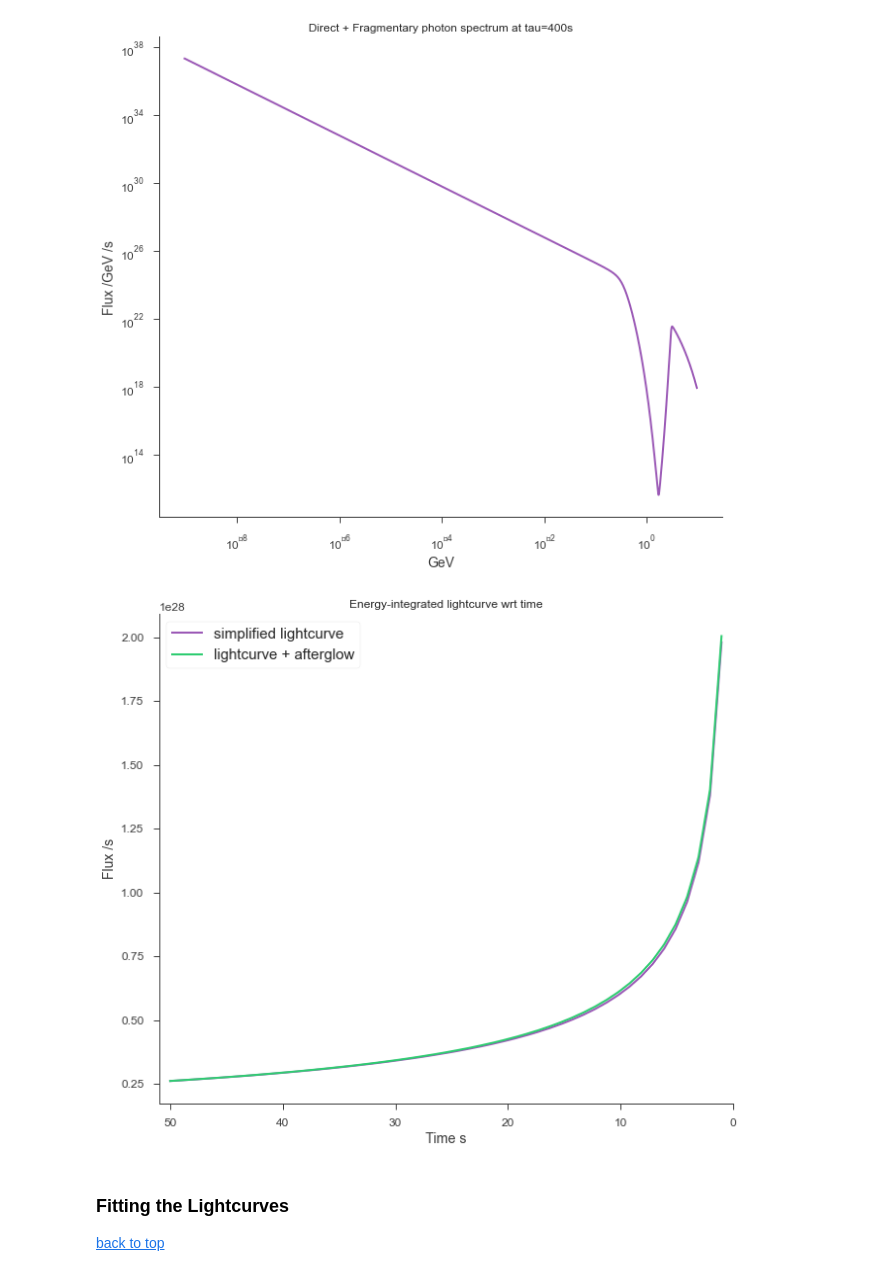
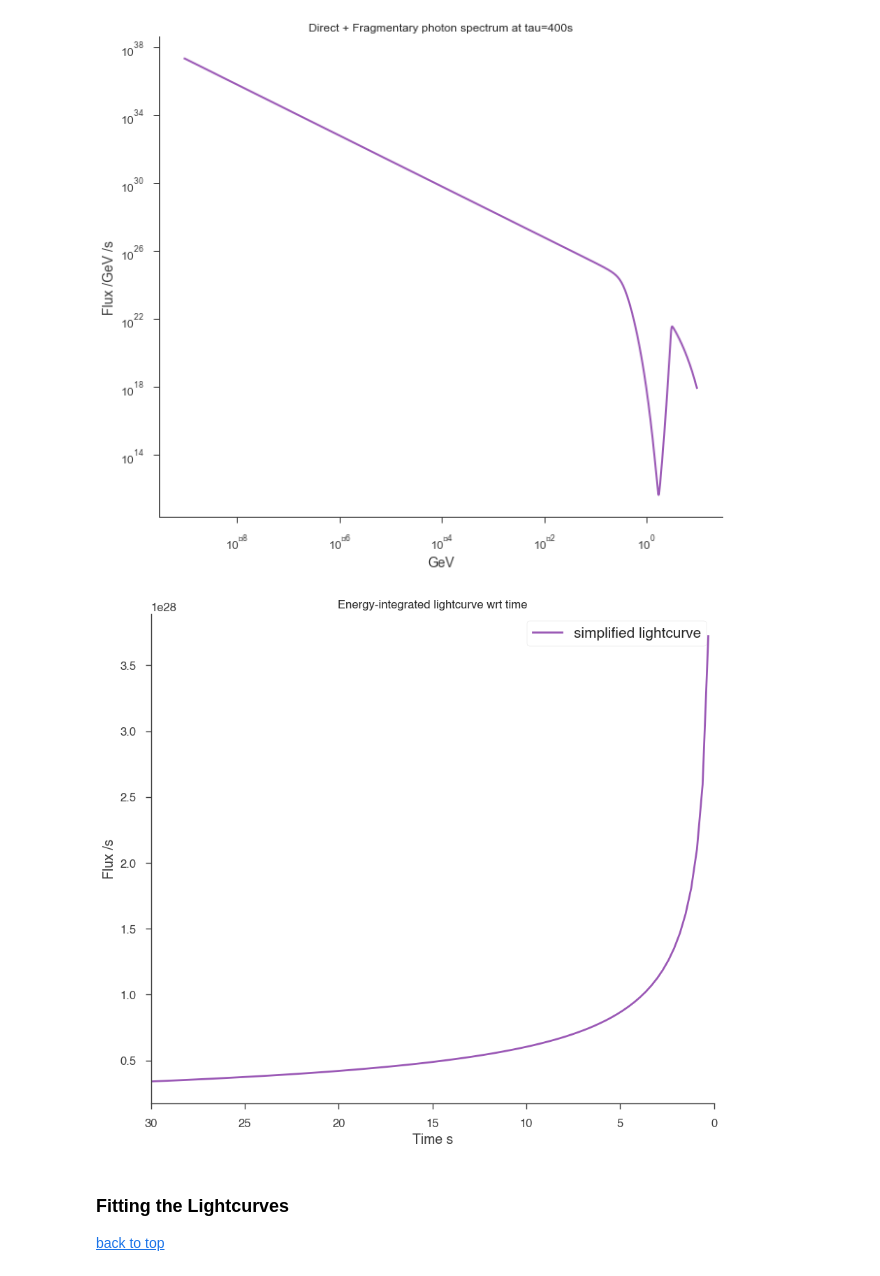
Before and after one commit to xboluna/Research, a Jupyter notebook: BHRad/BHevaporation.ipynb, the cells around one changed output. Saved outputs shown, nothing was run; the diff lists cells and outputs as text; code cells hidden in the pictures.

```diff
--- a/BHRad/BHevaporation.ipynb
+++ b/BHRad/BHevaporation.ipynb
@@ -340,33 +340,33 @@ Font 'default' does not have a glyph for '-' [U+2212], substituting with a dummy
 # %%
 # Here's the fun one: energy-integrated lightcurve in the GBM band for 50s EBH
 
 tau = np.linspace(30,0,100)
 #print(len(tau))
 
 fig, ax = plt.subplots()
 
 curve, t = detailed_lightcurve(tau, energy_range = np.linspace(Emin, Emax, 1000), normalization = 1, xoffset = 0)
 #print(t)
 #print(curve)
 
 s_curve = lightcurve(tau,energy_range = np.linspace(Emin, Emax, 1000), normalization = 2*1e28)
 """
 curve = []
 for i in t:
     curve.append(lightcurve(tau = i, energy_range = np.linspace(Emin, Emax, 1000)))
 """
 #ax.plot(tau,curve, label = 'detailed lightcurve')
 ax.plot(tau, s_curve, label = 'simplified lightcurve')
-ax.plot(tau, s_curve + afterglow(tau, delta=-10, t_m=10, t_p=10, normalization=1e27), label = 'lightcurve + afterglow')
-ax.set_xlim(51,0)
+#ax.plot(tau, s_curve + afterglow(tau, delta=-10, t_m=10, t_p=10, normalization=1e27), label = 'lightcurve + afterglow')
+ax.set_xlim(30,0)
 
 ax.set_xlabel("Time s")
 ax.set_ylabel("Flux /s")
 ax.set_title("Energy-integrated lightcurve wrt time")
 ax.legend(prop={'size':15})
 plt.show()
 # %% [output]
-[figure, old version]
+[figure, new version]
 # %% [markdown]
 ### <a id="lightcurves" style="color:black;">Fitting the Lightcurves</a>
 [back to top](#Top)
```
Also changed, not shown: parts of 7 cells of this notebook, 7 other files.
